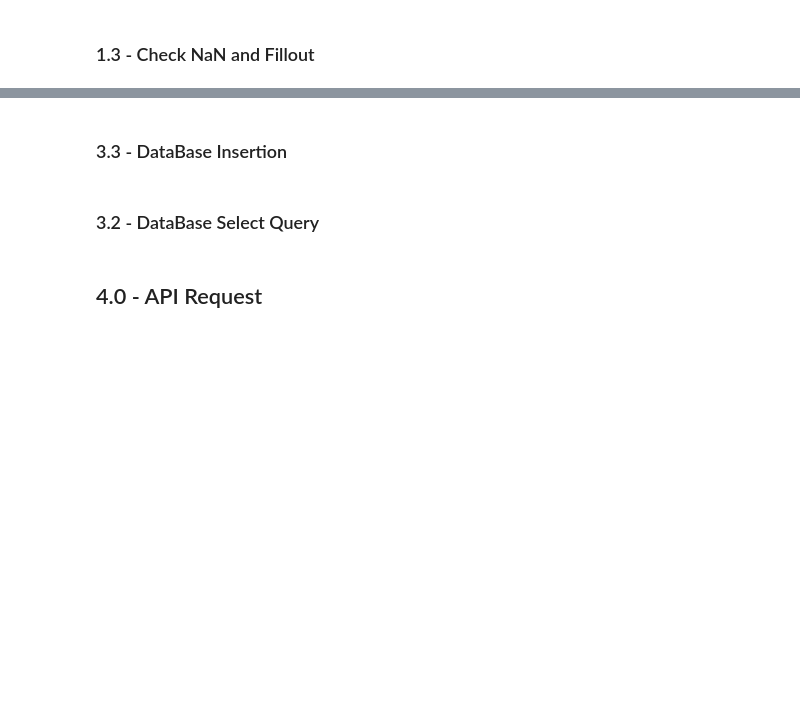
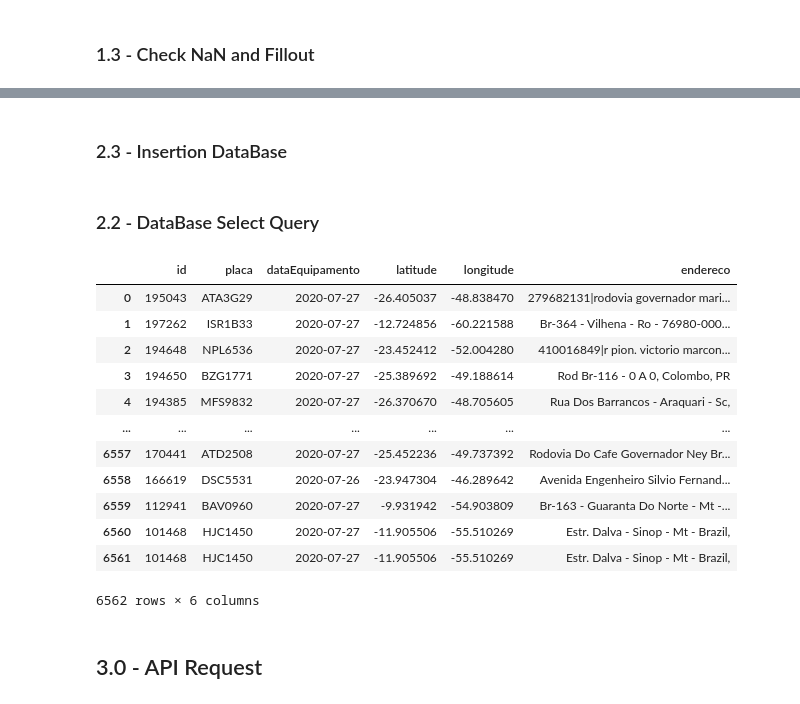
Before and after one commit to diegopmayer/tracker_api, a Jupyter notebook: notebook_tracker.ipynb, the cells around one changed output, grey strips where cells are left out. Saved outputs shown, nothing was run; the diff lists cells and outputs as text; code cells hidden in the pictures; blank space fills up the shorter version.

Commit message:
finished request and insertions bd

```diff
--- a/notebook_tracker.ipynb
+++ b/notebook_tracker.ipynb
@@ -154,0 +422,4 @@ df_merge.isna().sum()
+# %%
+# Concat the filtered dataframe and original dataframe and dropped the columns that not is more important
+df_pos_sel = pd.concat([df_pos_sel, df_pos], axis=1).drop(['dispositivos',
+    'posicoes', 'numerostr', 'proprietarioId', 'numeroStr', 'sequencia'], axis=1)
@@ -154,0 +431,8 @@ df_merge.isna().sum()
+# %%
+# dataEquipamento -> let's change to date and after to string
+df_pos_sel['dataEquipamento'] = df_pos_sel['dataEquipamento'].astype(int64).copy()
+df_pos_sel['dataEquipamento'] = df_pos_sel['dataEquipamento'].apply(
+    lambda x: datetime.datetime.fromtimestamp(x/1000).date()).copy()
+# %%
+df_pos_sel['latitude'] = df_pos_sel['latitude'].astype(float).copy()
+df_pos_sel['longitude'] = df_pos_sel['longitude'].astype(float).copy()
@@ -182,5 +497,5 @@ create_table(cursor)
 # %% [markdown]
-### 3.3 - DataBase Insertion
+### 2.3 - Insertion DataBase
 # %%
 # Run the insertion if is not exists table, else, show the error, remember,
 # the sequence of columns must to be equal by table, else, the information
@@ -189,9 +508,25 @@ df_selected.to_sql('veiculos', con=engine, if_exists='append', index=False)
 # %% [markdown]
-### 3.2 - DataBase Select Query
+### 2.2 - DataBase Select Query
 # %%
 select_cur = pd.DataFrame(cursor.execute(
-            'select * from veiculos').fetchall(), columns=obj_df.columns)
+            'select * from positions').fetchall(), columns=df_pos_sel.columns)
+# %%
+select_cur
+# %% [output]
+|  | id | placa | dataEquipamento | latitude | longitude | endereco |
+| 0 | 195043 | ATA3G29 | 2020-07-27 | -26.405037 | -48.838470 | 279682131|rodovia governador mari... |
+| 1 | 197262 | ISR1B33 | 2020-07-27 | -12.724856 | -60.221588 | Br-364 - Vilhena - Ro - 76980-000... |
+| 2 | 194648 | NPL6536 | 2020-07-27 | -23.452412 | -52.004280 | 410016849|r pion. victorio marcon... |
+| 3 | 194650 | BZG1771 | 2020-07-27 | -25.389692 | -49.188614 | Rod Br-116 - 0 A 0, Colombo, PR |
+| 4 | 194385 | MFS9832 | 2020-07-27 | -26.370670 | -48.705605 | Rua Dos Barrancos - Araquari - Sc, |
+| ... | ... | ... | ... | ... | ... | ... |
+| 6557 | 170441 | ATD2508 | 2020-07-27 | -25.452236 | -49.737392 | Rodovia Do Cafe Governador Ney Br... |
+| 6558 | 166619 | DSC5531 | 2020-07-26 | -23.947304 | -46.289642 | Avenida Engenheiro Silvio Fernand... |
+| 6559 | 112941 | BAV0960 | 2020-07-27 | -9.931942 | -54.903809 | Br-163 - Guaranta Do Norte - Mt -... |
+| 6560 | 101468 | HJC1450 | 2020-07-27 | -11.905506 | -55.510269 | Estr. Dalva - Sinop - Mt - Brazil, |
+| 6561 | 101468 | HJC1450 | 2020-07-27 | -11.905506 | -55.510269 | Estr. Dalva - Sinop - Mt - Brazil, |
+6562 rows × 6 columns
 # %% [markdown]
-## 4.0 - API Request
+## 3.0 - API Request
 # %%
 # API to request data from users
```
Also changed, not shown: parts of 58 cells of this notebook.
